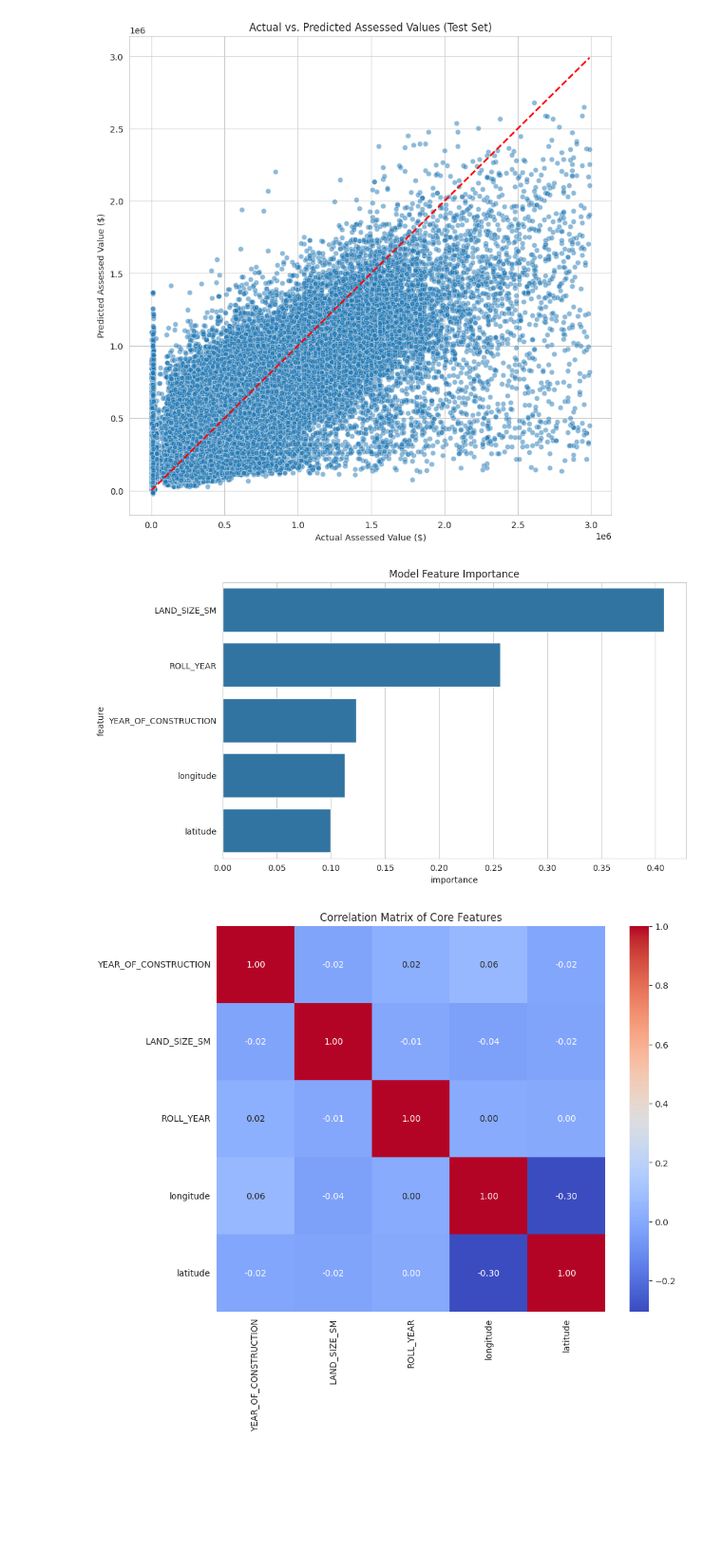
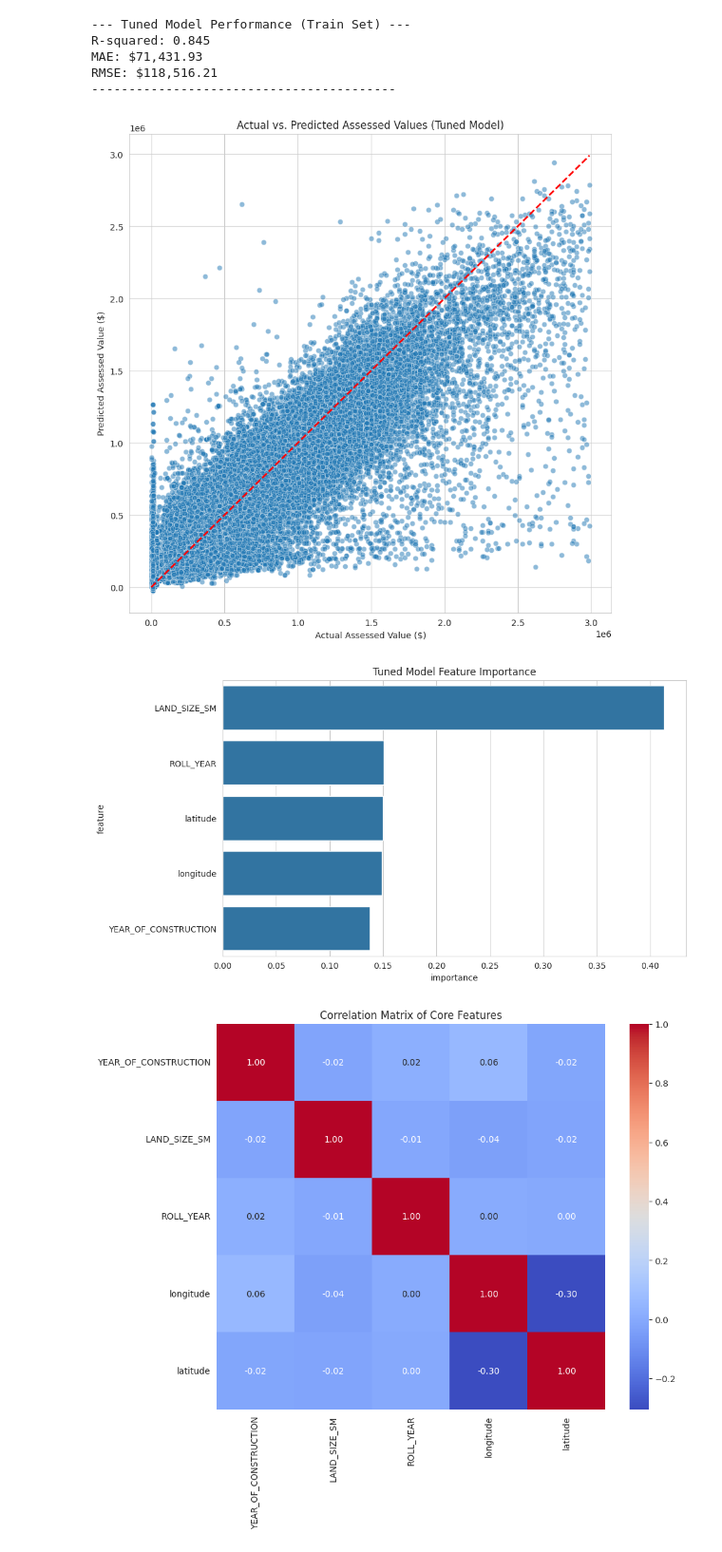
Before and after one commit to mikebaloun/Predicting-Calgary-Real-Estate-Property-Value, a Jupyter notebook: Predicting_Calgary_Property_Value.ipynb, the cells around one changed output. Shown: that part at 95% size. Saved outputs shown, nothing was run; the diff lists cells and outputs as text; code cells hidden in the pictures; blank space fills up the shorter version.

```diff
--- a/Predicting_Calgary_Property_Value.ipynb
+++ b/Predicting_Calgary_Property_Value.ipynb
@@ -129,31 +124,50 @@ Note: 5,569 outlier properties (0.26%) were removed to train the model on the co
+# %%
+# --- 4. EVALUATE ON THE TRAINING SET ---
+
+# Use the best_model to make predictions on the data it was trained on
+predictions_train = best_model.predict(X_train)
+
+# Calculate the performance metrics for the training set
+score_r2_train = r2_score(y_train, predictions_train)
+score_mae_train = mean_absolute_error(y_train, predictions_train)
+score_rmse_train = np.sqrt(mean_squared_error(y_train, predictions_train))
+
+# Print the training set performance
+print("--- Tuned Model Performance (Train Set) ---")
+print(f"R-squared: {score_r2_train:.3f}")
+print(f"MAE: ${score_mae_train:,.2f}")
+print(f"RMSE: ${score_rmse_train:,.2f}")
+print("-----------------------------------------")
+# %% [output]
+--- Tuned Model Performance (Train Set) ---
+R-squared: 0.845
+MAE: $71,431.93
+RMSE: $118,516.21
+-----------------------------------------
 # %%
-import matplotlib.pyplot as plt
-import seaborn as sns
-
 # Plot 1: Actual vs. Predicted Values
 plt.figure(figsize=(10, 10))
+# Note: uses predictions_test from the cell above
 sns.scatterplot(x=y_test, y=predictions_test, alpha=0.5)
 plt.plot([y_test.min(), y_test.max()], [y_test.min(), y_test.max()], color='red', lw=2, linestyle='--')
-plt.title('Actual vs. Predicted Assessed Values (Test Set)')
+plt.title('Actual vs. Predicted Assessed Values (Tuned Model)')
 plt.xlabel('Actual Assessed Value ($)')
 plt.ylabel('Predicted Assessed Value ($)')
 plt.show()
 # %% [output]
-[figure, old version]
+[figure, new version]
 # %%
-import matplotlib.pyplot as plt
-import seaborn as sns
-
 # Plot 2: Feature Importance
-importances = xgbr.feature_importances_
+# Note: uses best_model from the cell above
+importances = best_model.feature_importances_
 feature_importances = pd.DataFrame({
     'feature': X_train.columns,
     'importance': importances
 }).sort_values('importance', ascending=False)
 plt.figure(figsize=(10, 6))
 sns.barplot(x='importance', y='feature', data=feature_importances)
-plt.title('Model Feature Importance')
+plt.title('Tuned Model Feature Importance')
 plt.show()
 # %% [output]
-[figure, old version]
+[figure, new version]
 # %%
```
Also changed, not shown: parts of 3 cells of this notebook.
